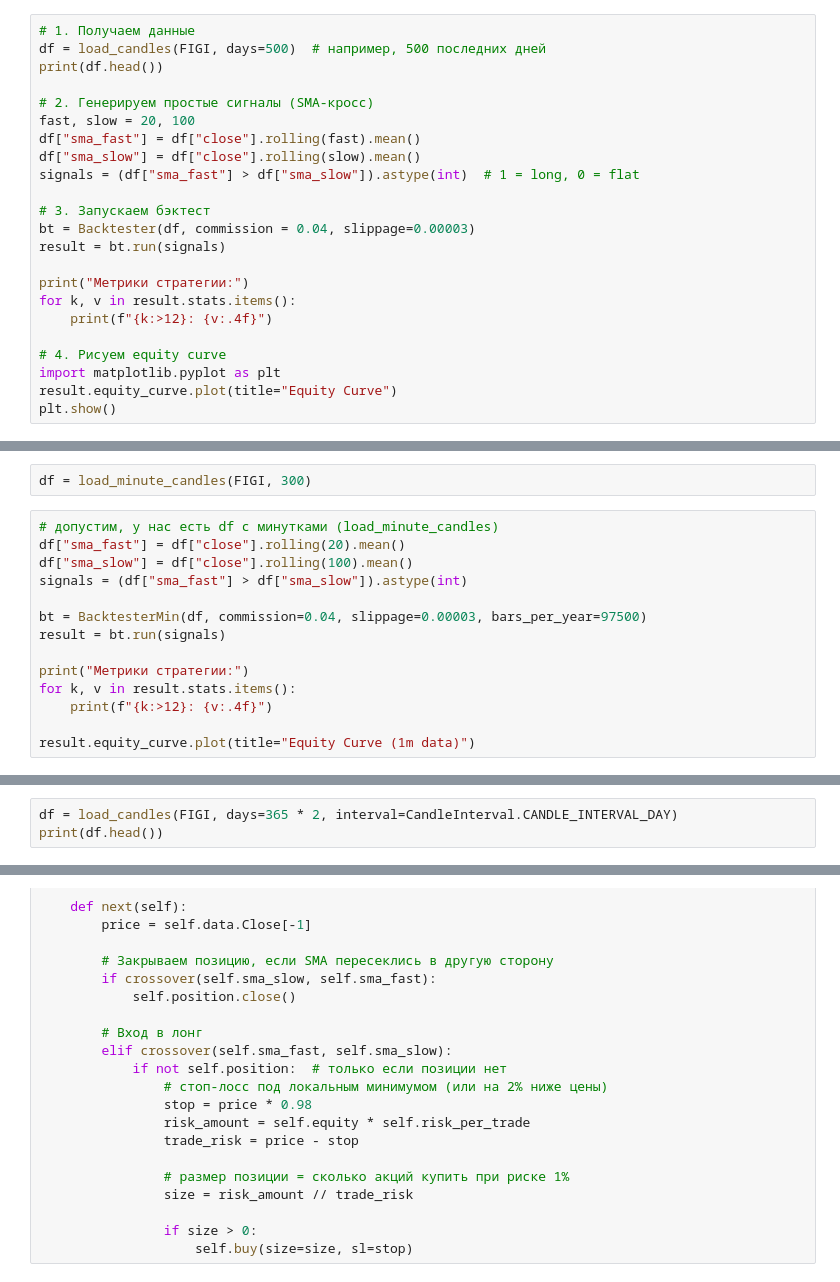
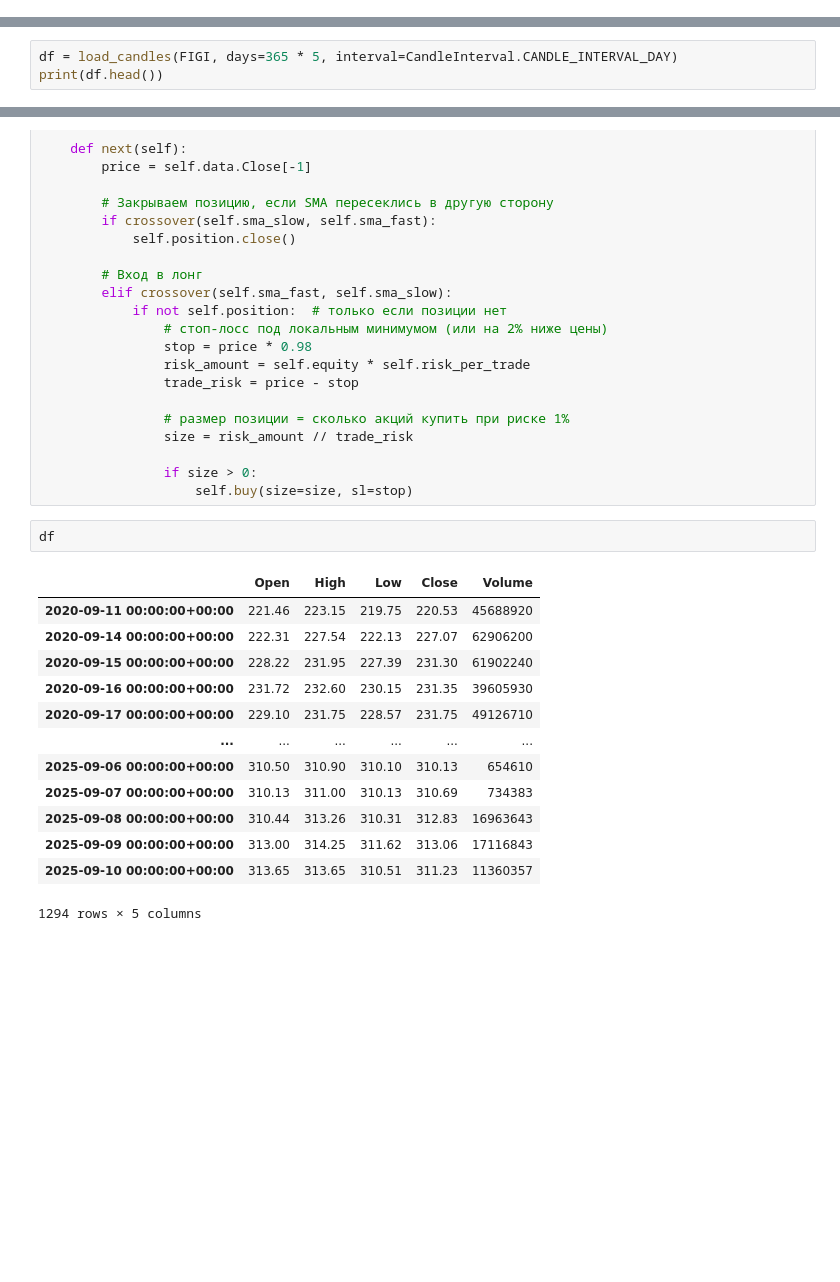
Before and after one commit to kazakovas73/algo-trading, a Jupyter notebook: notebooks/1-tinvest-api.ipynb, the cells around one changed output, grey strips where cells are left out. Drawn from its saved outputs; the diff is of its cells as text; blank space fills up the shorter version.

```diff
--- a/notebooks/1-tinvest-api.ipynb
+++ b/notebooks/1-tinvest-api.ipynb
@@ -61,23 +25,0 @@ def load_candles(figi: str, days: int = 365) -> pd.DataFrame:
-# %%
-# 1. Получаем данные
-df = load_candles(FIGI, days=500)  # например, 500 последних дней
-print(df.head())
-
-# 2. Генерируем простые сигналы (SMA-кросс)
-fast, slow = 20, 100
-df["sma_fast"] = df["close"].rolling(fast).mean()
-df["sma_slow"] = df["close"].rolling(slow).mean()
-signals = (df["sma_fast"] > df["sma_slow"]).astype(int)  # 1 = long, 0 = flat
-
-# 3. Запускаем бэктест
-bt = Backtester(df, commission = 0.04, slippage=0.00003)
-result = bt.run(signals)
-
-print("Метрики стратегии:")
-for k, v in result.stats.items():
-    print(f"{k:>12}: {v:.4f}")
-
-# 4. Рисуем equity curve
-import matplotlib.pyplot as plt
-result.equity_curve.plot(title="Equity Curve")
-plt.show()
@@ -141,16 +25,0 @@ def load_minute_candles(figi: str, days: int = 5) -> pd.DataFrame:
-# %%
-df = load_minute_candles(FIGI, 300)
-# %%
-# допустим, у нас есть df с минутками (load_minute_candles)
-df["sma_fast"] = df["close"].rolling(20).mean()
-df["sma_slow"] = df["close"].rolling(100).mean()
-signals = (df["sma_fast"] > df["sma_slow"]).astype(int)
-
-bt = BacktesterMin(df, commission=0.04, slippage=0.00003, bars_per_year=97500)
-result = bt.run(signals)
-
-print("Метрики стратегии:")
-for k, v in result.stats.items():
-    print(f"{k:>12}: {v:.4f}")
-
-result.equity_curve.plot(title="Equity Curve (1m data)")
@@ -209,7 +67,7 @@ def load_candles(figi: str, days: int = 200, interval=CandleInterval.CANDLE_INTE
     df.set_index("Date", inplace=True)  # backtesting.py требует индекс по времени
     return df
 # %%
-df = load_candles(FIGI, days=365 * 2, interval=CandleInterval.CANDLE_INTERVAL_DAY)
+df = load_candles(FIGI, days=365 * 5, interval=CandleInterval.CANDLE_INTERVAL_DAY)
 print(df.head())
 # %% [output]
                              Open    High     Low   Close    Volume
@@ -270,6 +128,22 @@ class RiskManagedSmaCross(Strategy):
 
                 if size > 0:
                     self.buy(size=size, sl=stop)
+# %%
+df
+# %% [output]
+|  | Open | High | Low | Close | Volume |
+| 2020-09-11 00:00:00+00:00 | 221.46 | 223.15 | 219.75 | 220.53 | 45688920 |
+| 2020-09-14 00:00:00+00:00 | 222.31 | 227.54 | 222.13 | 227.07 | 62906200 |
+| 2020-09-15 00:00:00+00:00 | 228.22 | 231.95 | 227.39 | 231.30 | 61902240 |
+| 2020-09-16 00:00:00+00:00 | 231.72 | 232.60 | 230.15 | 231.35 | 39605930 |
+| 2020-09-17 00:00:00+00:00 | 229.10 | 231.75 | 228.57 | 231.75 | 49126710 |
+| ... | ... | ... | ... | ... | ... |
+| 2025-09-06 00:00:00+00:00 | 310.50 | 310.90 | 310.10 | 310.13 | 654610 |
+| 2025-09-07 00:00:00+00:00 | 310.13 | 311.00 | 310.13 | 310.69 | 734383 |
+| 2025-09-08 00:00:00+00:00 | 310.44 | 313.26 | 310.31 | 312.83 | 16963643 |
+| 2025-09-09 00:00:00+00:00 | 313.00 | 314.25 | 311.62 | 313.06 | 17116843 |
+| 2025-09-10 00:00:00+00:00 | 313.65 | 313.65 | 310.51 | 311.23 | 11360357 |
+1294 rows × 5 columns
 # %%
 bt = Backtest(df, SmaCross, cash=1_000_000, commission=.0004)
 stats = bt.run()
```
Also changed, not shown: parts of 7 cells of this notebook, 2 other files.
